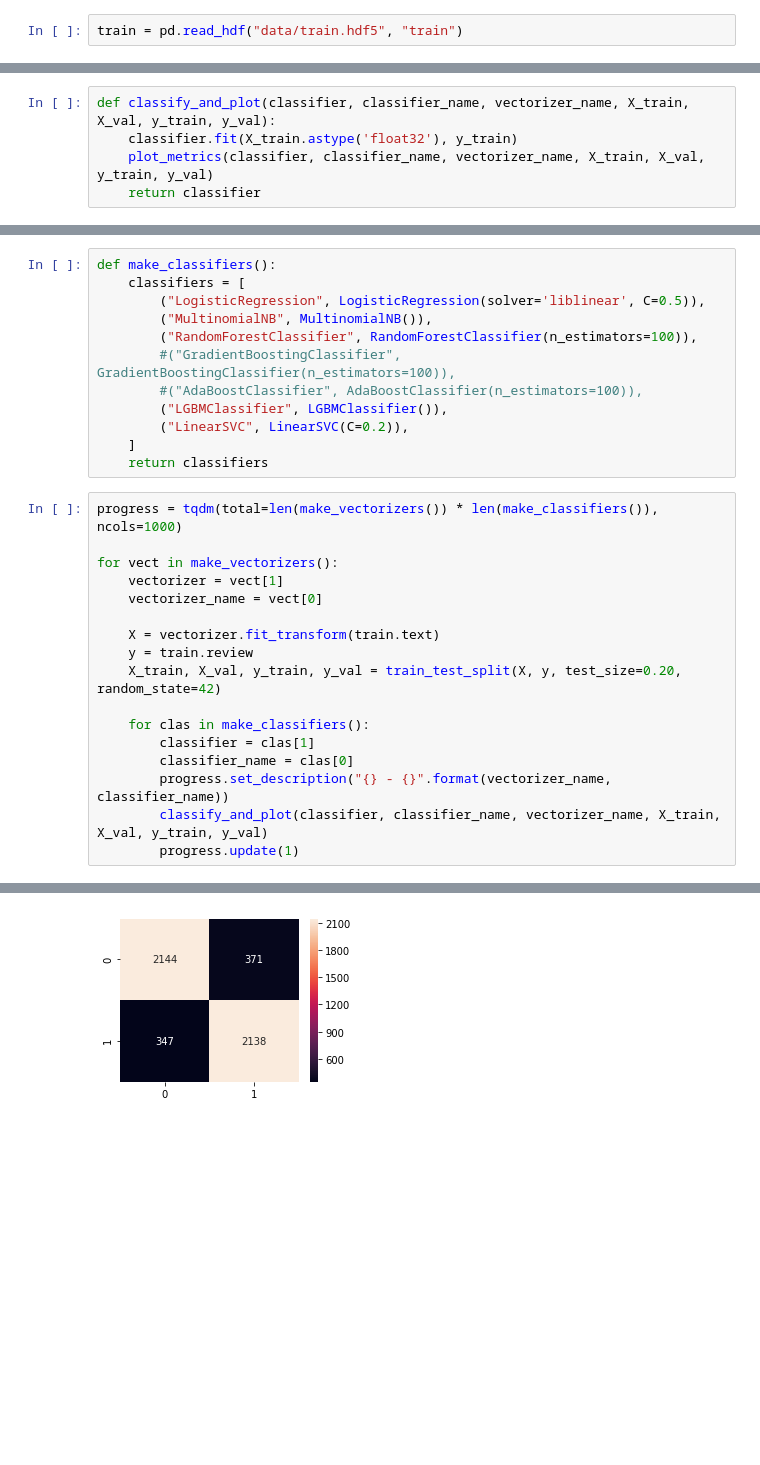
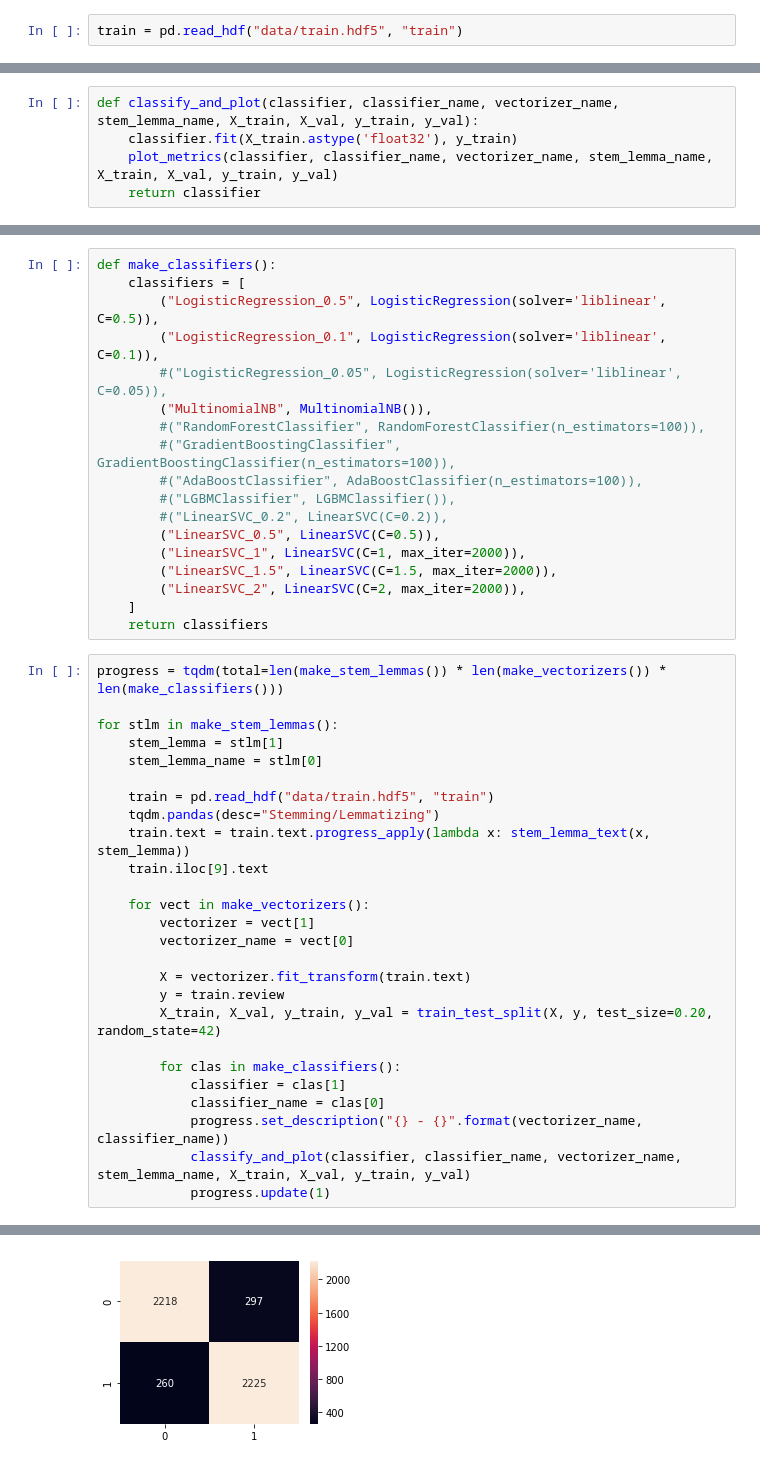
Before and after one commit to jgbustos/ml-demos, a Jupyter notebook: IMDB Reviews Sentiment Classification.ipynb, the cells around one changed output, grey strips where cells are left out. Saved outputs shown, nothing was run; the diff lists cells and outputs as text; blank space fills up the shorter version.

Commit message:
Sentiment notebook now runs multiple combinations of stemmer/lemmatizers + vectorizers + classifiers

```diff
--- a/IMDB Reviews Sentiment Classification.ipynb
+++ b/IMDB Reviews Sentiment Classification.ipynb
@@ -154,9 +197,9 @@ def plot_metrics(classifier, classifier_name, vectorizer_name, X_train, X_val, y
     ]
     plt.show()
 # %%
-def classify_and_plot(classifier, classifier_name, vectorizer_name, X_train, X_val, y_train, y_val):
+def classify_and_plot(classifier, classifier_name, vectorizer_name, stem_lemma_name, X_train, X_val, y_train, y_val):
     classifier.fit(X_train.astype('float32'), y_train)
-    plot_metrics(classifier, classifier_name, vectorizer_name, X_train, X_val, y_train, y_val)
+    plot_metrics(classifier, classifier_name, vectorizer_name, stem_lemma_name, X_train, X_val, y_train, y_val)
     return classifier
 # %%
 def make_vectorizers():
@@ -169,30 +215,45 @@ def make_vectorizers():
 # %%
 def make_classifiers():
     classifiers = [
-        ("LogisticRegression", LogisticRegression(solver='liblinear', C=0.5)),
+        ("LogisticRegression_0.5", LogisticRegression(solver='liblinear', C=0.5)),
+        ("LogisticRegression_0.1", LogisticRegression(solver='liblinear', C=0.1)),
+        #("LogisticRegression_0.05", LogisticRegression(solver='liblinear', C=0.05)),
         ("MultinomialNB", MultinomialNB()),
-        ("RandomForestClassifier", RandomForestClassifier(n_estimators=100)),
+        #("RandomForestClassifier", RandomForestClassifier(n_estimators=100)),
         #("GradientBoostingClassifier", GradientBoostingClassifier(n_estimators=100)),
         #("AdaBoostClassifier", AdaBoostClassifier(n_estimators=100)),
-        ("LGBMClassifier", LGBMClassifier()),
-        ("LinearSVC", LinearSVC(C=0.2)),
+        #("LGBMClassifier", LGBMClassifier()),
+        #("LinearSVC_0.2", LinearSVC(C=0.2)),
+        ("LinearSVC_0.5", LinearSVC(C=0.5)),
+        ("LinearSVC_1", LinearSVC(C=1, max_iter=2000)),
+        ("LinearSVC_1.5", LinearSVC(C=1.5, max_iter=2000)),
+        ("LinearSVC_2", LinearSVC(C=2, max_iter=2000)),
     ]
     return classifiers
 # %%
-progress = tqdm(total=len(make_vectorizers()) * len(make_classifiers()), ncols=1000)
+progress = tqdm(total=len(make_stem_lemmas()) * len(make_vectorizers()) * len(make_classifiers()))
 
-for vect in make_vectorizers():
-    vectorizer = vect[1]
-    vectorizer_name = vect[0]
+for stlm in make_stem_lemmas():
+    stem_lemma = stlm[1]
+    stem_lemma_name = stlm[0]
 
-    X = vectorizer.fit_transform(train.text)
-    y = train.review
-    X_train, X_val, y_train, y_val = train_test_split(X, y, test_size=0.20, random_state=42)
+    train = pd.read_hdf("data/train.hdf5", "train")
+    tqdm.pandas(desc="Stemming/Lemmatizing")
+    train.text = train.text.progress_apply(lambda x: stem_lemma_text(x, stem_lemma))
+    train.iloc[9].text
 
-    for clas in make_classifiers():
-        classifier = clas[1]
-        classifier_name = clas[0]
-        progress.set_description("{} - {}".format(vectorizer_name, classifier_name))
-        classify_and_plot(classifier, classifier_name, vectorizer_name, X_train, X_val, y_train, y_val)
-        progress.update(1)
+    for vect in make_vectorizers():
+        vectorizer = vect[1]
+        vectorizer_name = vect[0]
+
+        X = vectorizer.fit_transform(train.text)
+        y = train.review
+        X_train, X_val, y_train, y_val = train_test_split(X, y, test_size=0.20, random_state=42)
+
+        for clas in make_classifiers():
+            classifier = clas[1]
+            classifier_name = clas[0]
+            progress.set_description("{} - {}".format(vectorizer_name, classifier_name))
+            classify_and_plot(classifier, classifier_name, vectorizer_name, stem_lemma_name, X_train, X_val, y_train, y_val)
+            progress.update(1)
 # %% [output]
@@ -254 +316 @@ weighted avg       0.86      0.86      0.86      5000
-[figure, old version]
+[figure, new version]
```
Also changed, not shown: parts of 13 cells of this notebook.
